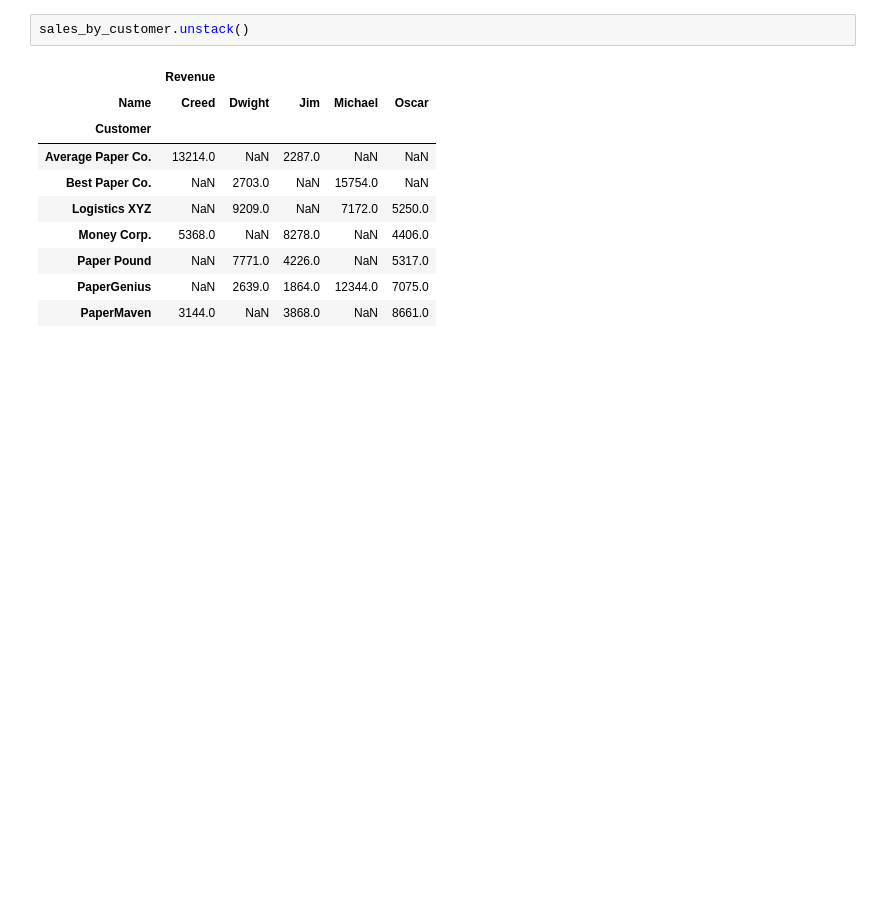
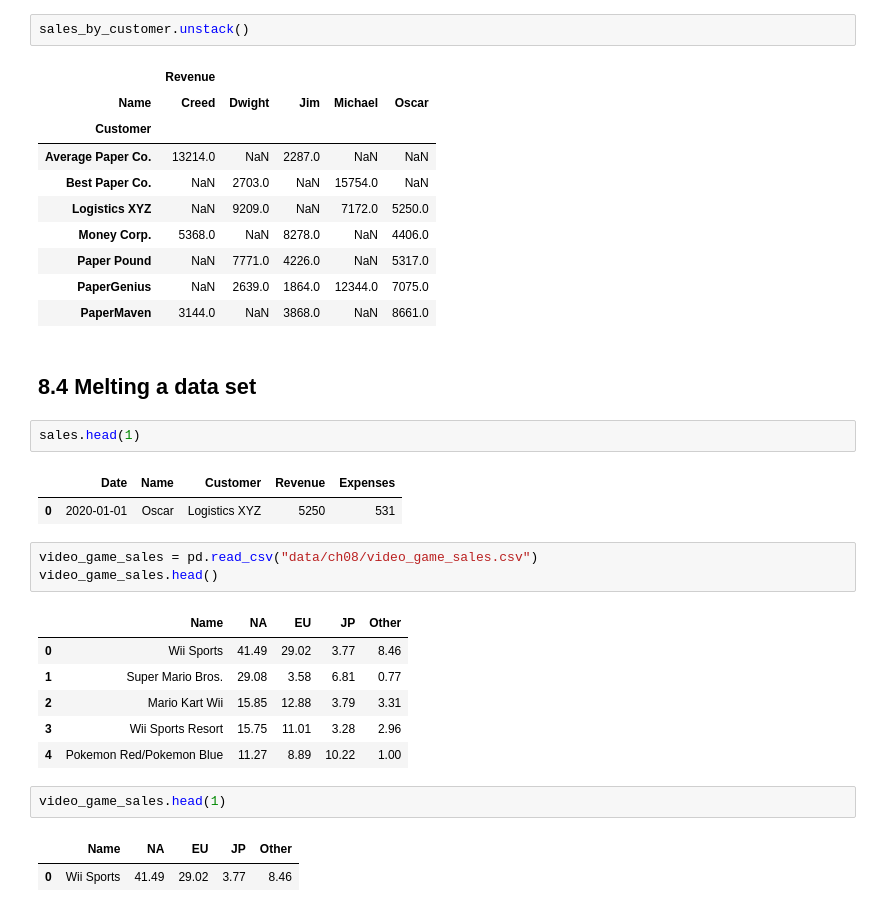
Before and after one commit to ljyGmail/pandas_in_action, a Jupyter notebook: ch08_reshaping_and_pivoting.ipynb, the cells around one changed output. Drawn from its saved outputs; the diff is of its cells as text; blank space fills up the shorter version.

```diff
--- a/ch08_reshaping_and_pivoting.ipynb
+++ b/ch08_reshaping_and_pivoting.ipynb
@@ -288,3 +288,25 @@ sales_by_customer.unstack()
 | Paper Pound | NaN | 7771.0 | 4226.0 | NaN | 5317.0 |
 | PaperGenius | NaN | 2639.0 | 1864.0 | 12344.0 | 7075.0 |
 | PaperMaven | 3144.0 | NaN | 3868.0 | NaN | 8661.0 |
+# %% [markdown]
+## 8.4 Melting a data set
+# %%
+sales.head(1)
+# %% [output]
+|  | Date | Name | Customer | Revenue | Expenses |
+| 0 | 2020-01-01 | Oscar | Logistics XYZ | 5250 | 531 |
+# %%
+video_game_sales = pd.read_csv("data/ch08/video_game_sales.csv")
+video_game_sales.head()
+# %% [output]
+|  | Name | NA | EU | JP | Other |
+| 0 | Wii Sports | 41.49 | 29.02 | 3.77 | 8.46 |
+| 1 | Super Mario Bros. | 29.08 | 3.58 | 6.81 | 0.77 |
+| 2 | Mario Kart Wii | 15.85 | 12.88 | 3.79 | 3.31 |
+| 3 | Wii Sports Resort | 15.75 | 11.01 | 3.28 | 2.96 |
+| 4 | Pokemon Red/Pokemon Blue | 11.27 | 8.89 | 10.22 | 1.00 |
+# %%
+video_game_sales.head(1)
+# %% [output]
+|  | Name | NA | EU | JP | Other |
+| 0 | Wii Sports | 41.49 | 29.02 | 3.77 | 8.46 |
```
Also changed, not shown: parts of 4 cells of this notebook.
